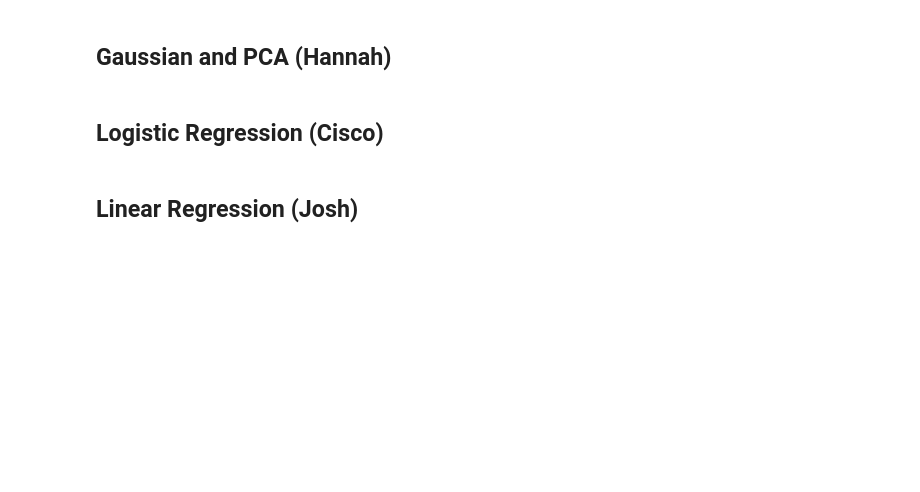
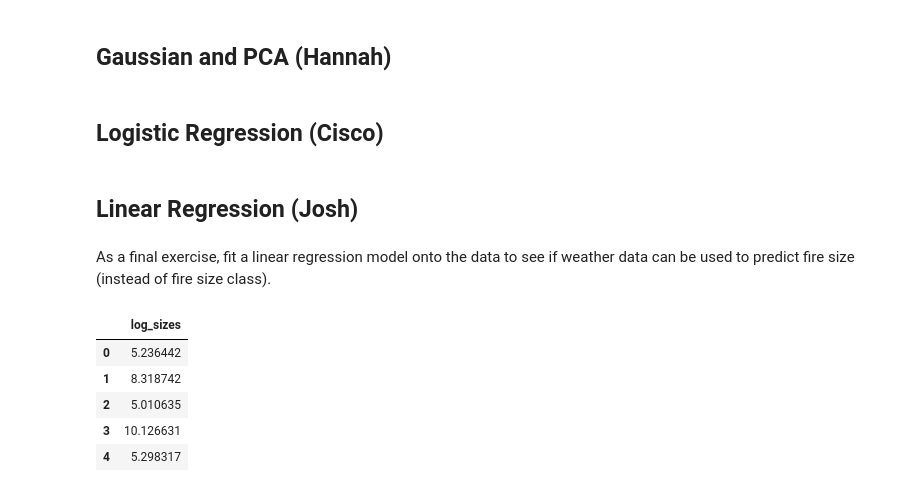
Before and after one commit to pau-you/Wildfires-in-California, a Jupyter notebook: Wildfire_Final_Project.ipynb, the cells around one changed output. Cells and saved outputs as stored; diff of their text form; code cells hidden in the pictures; blank space fills up the shorter version.

```diff
--- a/Wildfire_Final_Project.ipynb
+++ b/Wildfire_Final_Project.ipynb
@@ -109,3 +111,18 @@ Producing a k-Nearest-Neighbords model with various k values. Evaluating the per
 ## Logistic Regression (Cisco)
 # %% [markdown]
 ## Linear Regression (Josh)
+# %% [markdown]
+As a final exercise, fit a linear regression model onto the data to see if weather data can be used to predict fire size (instead of fire size class).
+# %%
+#In this case, the left-hand variable is the log transformed sizes
+#Create a new variable that only contains the log_size columns for the train and dev data
+lin_reg_train_y = train_data[['log_sizes']]
+lin_reg_dev_y = dev_data[['log_sizes']]
+lin_reg_train_y.head()
+# %% [output]
+|  | log_sizes |
+| 0 | 5.236442 |
+| 1 | 8.318742 |
+| 2 | 5.010635 |
+| 3 | 10.126631 |
+| 4 | 5.298317 |
```
Also changed, not shown: parts of 6 cells of this notebook.
